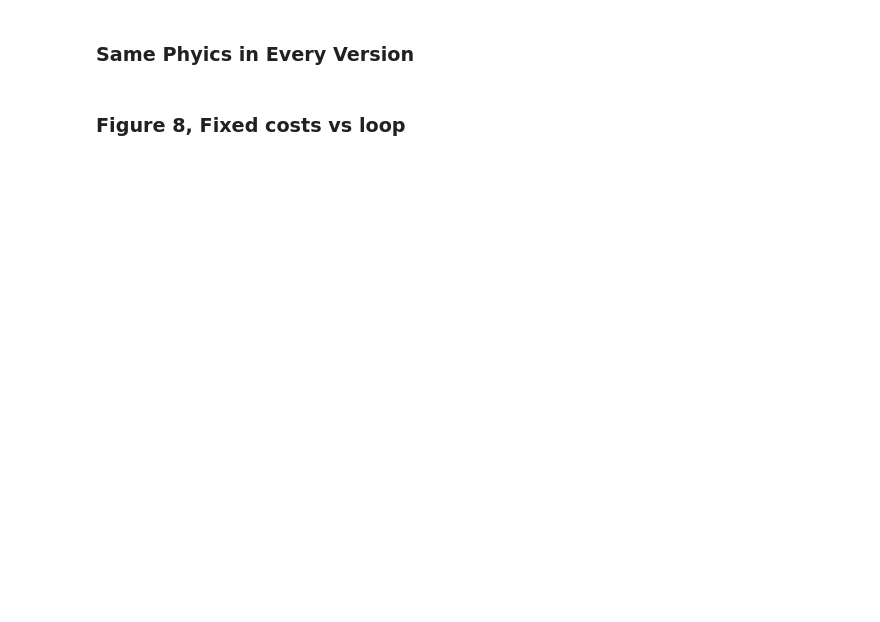
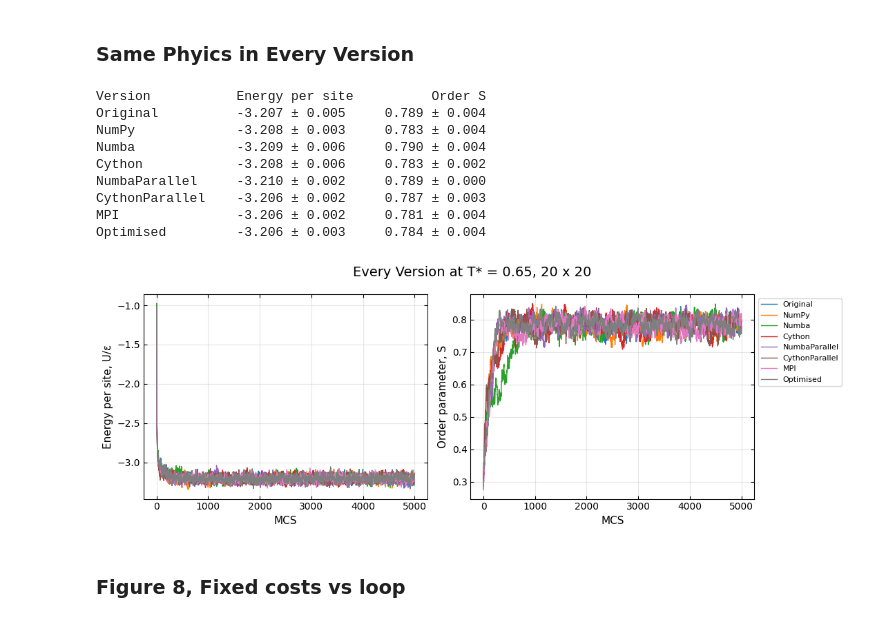
Before and after one commit to ZJ22636/Assessment-2, a Jupyter notebook: Analysis.ipynb, the cells around one changed output. Saved outputs shown, nothing was run; the diff lists cells and outputs as text; code cells hidden in the pictures; blank space fills up the shorter version.

```diff
--- a/Analysis.ipynb
+++ b/Analysis.ipynb
@@ -254,34 +275,45 @@ for version, c in folders.items():
     files = sorted(glob.glob(check_folder + version + "/*.txt"))
     if len(files) == 0:
         continue   #not run yet
     energy = []
     order = []
     for f in files:
         data = np.loadtxt(f)
         energy.append(data[:, 2] / nmax**2)
         order.append(data[:, 3])
     steps = data[:, 0]
     energy = np.array(energy)
     order = np.array(order)
     ax1.plot(steps, energy.mean(axis=0), color=c, lw=1, label=version)
     ax2.plot(steps, order.mean(axis=0), color=c, lw=1, label=version)
 
     #last quarter only
-    quarter = len(steps) // 4
+    quarter = len(steps) // 2
     e = energy[:, quarter:].mean(axis=1)
     s = order[:, quarter:].mean(axis=1)
     print("%-14s %9.3f ± %.3f %9.3f ± %.3f" % (version, e.mean(), e.std(), s.mean(), s.std()))
 
 ax1.set_xlabel("MCS")
 ax1.set_ylabel("Energy per site, U/ε")
 ax2.set_xlabel("MCS")
 ax2.set_ylabel("Order parameter, S")
 ax2.legend(loc="upper left", bbox_to_anchor=(1, 1))
 fig.suptitle("Every Version at T* = 0.65, 20 x 20", fontsize=14)
 
 plt.tight_layout()
 plt.savefig(figure_folder + "7_physics_validation.png")
 plt.show()
+# %% [output]
+Version           Energy per site          Order S
+Original          -3.207 ± 0.005     0.789 ± 0.004
+NumPy             -3.208 ± 0.003     0.783 ± 0.004
+Numba             -3.209 ± 0.006     0.790 ± 0.004
+Cython            -3.208 ± 0.006     0.783 ± 0.002
+NumbaParallel     -3.210 ± 0.002     0.789 ± 0.000
+CythonParallel    -3.206 ± 0.002     0.787 ± 0.003
+MPI               -3.206 ± 0.002     0.781 ± 0.004
+Optimised         -3.206 ± 0.003     0.784 ± 0.004
+[figure, added]
 # %% [markdown]
 ### Figure 8, Fixed costs vs loop
 # %%
```
Also changed, not shown: parts of 9 cells of this notebook, 1 other file.
